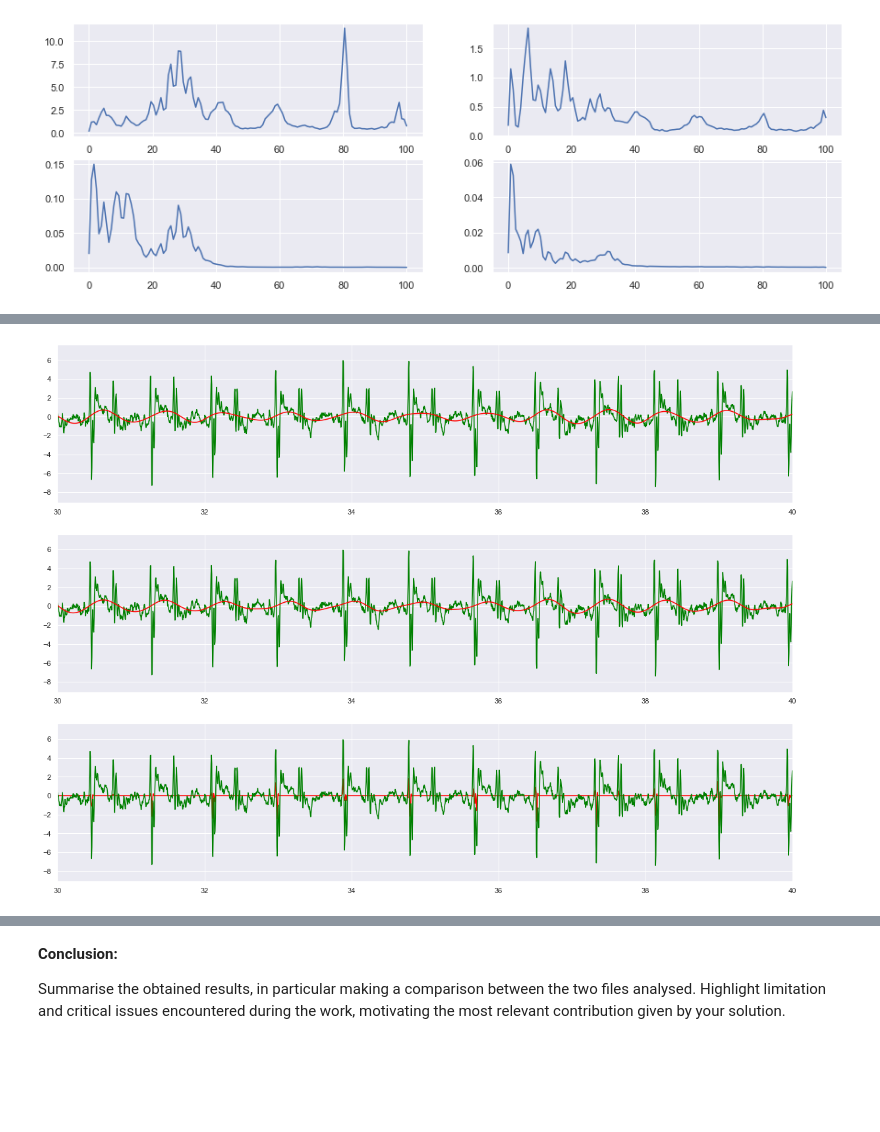
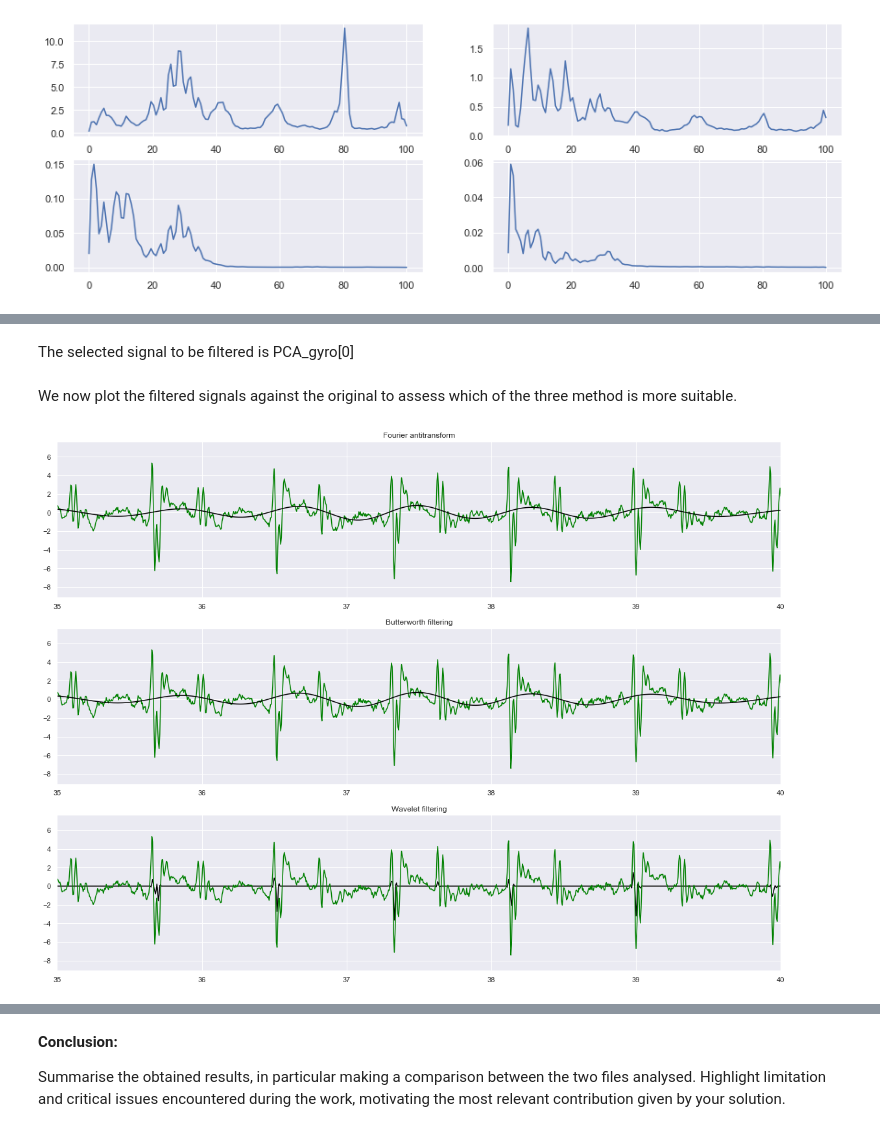
Before and after one commit to CrostaBot/HeartRateEstimation, a Jupyter notebook: SCG.ipynb, the cells around one changed output, grey strips where cells are left out. Saved outputs shown, nothing was run; the diff lists cells and outputs as text; code cells hidden in the pictures; blank space fills up the shorter version.

```diff
--- a/SCG.ipynb
+++ b/SCG.ipynb
@@ -406,9 +402,11 @@ Motivate your choice.
+# %% [markdown]
+The selected signal to be filtered is PCA_gyro[0]
 # %%
 # Normalize
 selected = (PCA_gyro[0]-np.mean(PCA_gyro[0]))
-fs = 200
-lf = 40/60 #bmp to Hz
-hf = 120/60
+fs = freq
+lf = 40/60 #low band limit 40 bmp to Hz
+hf = 100/60  #high band limit 100 bmp to Hz
 # %%
 def fftfilt(x,lf,hf,fs):
     X = np.fft.rfft(x)
@@ -446,24 +448,24 @@ def wavelet(x):
+# %% [markdown]
+We now plot the filtered signals against the original to assess which of the three method is more suitable.
 # %%
-# Computation
-sig_filt_fft = fftfilt(selected,lf,hf,fs)
-sig_filt_butter = butterfilt(selected,lf,hf,fs)
-sig_filt_wavelet = wavelet(selected)
-
 # Plot
 figure, axis = plt.subplots(3, 1, figsize = (20, 15))
 
 axis[0].plot(time, selected, 'green')
-axis[0].plot(time, sig_filt_fft, 'red')
-axis[0].set_xlim([30,40])
+axis[0].plot(time, sig_filt_fft, 'black')
+axis[0].set_xlim([35,40])
+axis[0].set_title("Fourier antitransform")
 
 axis[1].plot(time, selected, 'green')
-axis[1].plot(time, sig_filt_butter, 'red')
-axis[1].set_xlim([30,40])
+axis[1].plot(time, sig_filt_butter, 'black')
+axis[1].set_xlim([35,40])
+axis[1].set_title("Butterworth filtering")
 
-axis[2].plot(time, sig_filt_wavelet, 'red')
+axis[2].plot(time, sig_filt_wavelet, 'black')
 axis[2].plot(time, selected, 'green')
-axis[2].set_xlim([30,40])
+axis[2].set_xlim([35,40])
+axis[2].set_title("Wavelet filtering")
 
 plt.show()
 # %% [output]
-[figure, old version]
+[figure, new version]
```
Also changed, not shown: parts of 19 cells of this notebook.
